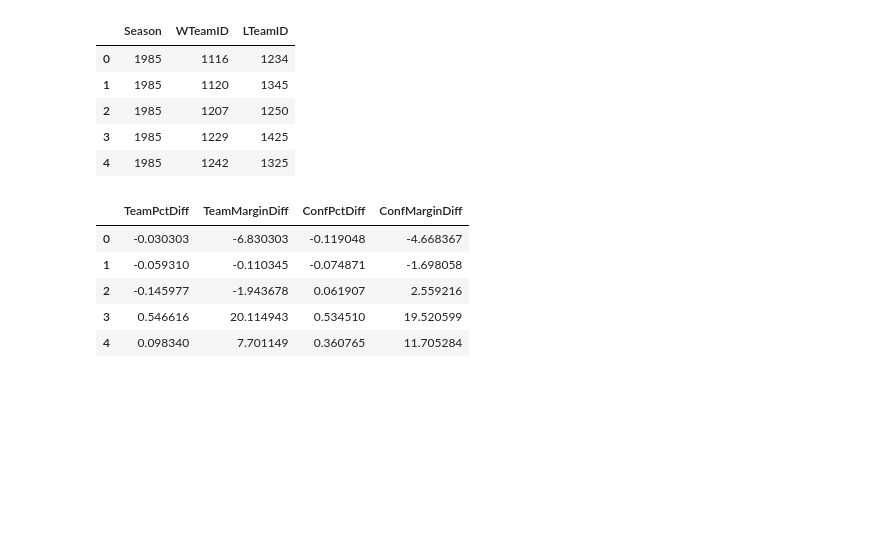
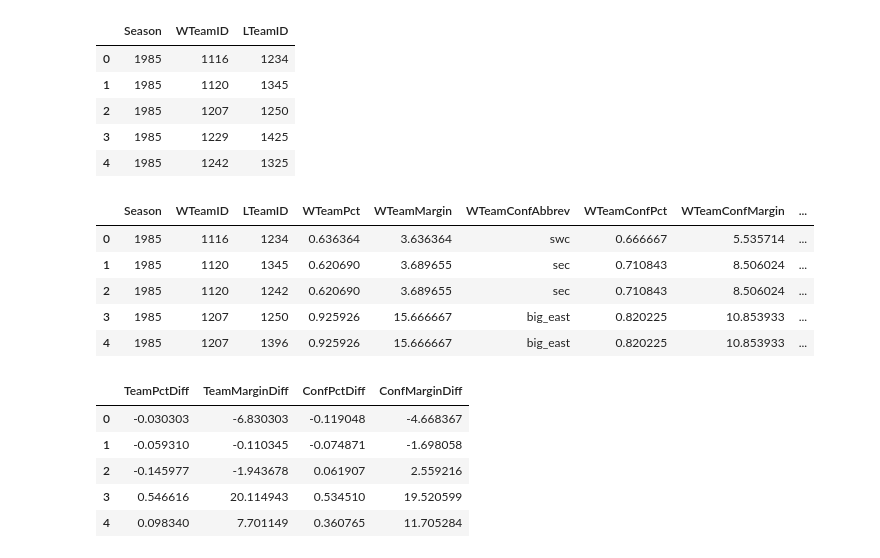
Before and after one commit to yuanjunyi/ncaa, a Jupyter notebook: ncaa.ipynb, the cells around one changed output. Drawn from its saved outputs; the diff is of its cells as text; code cells hidden in the pictures; blank space fills up the shorter version.

```diff
--- a/ncaa.ipynb
+++ b/ncaa.ipynb
@@ -452,8 +454,8 @@ df_ncaa_tourney.head()
 | 3 | 1985 | 136 | 1229 | 58 | 1425 | 55 | N | 0 |
 | 4 | 1985 | 136 | 1242 | 49 | 1325 | 38 | N | 0 |
 # %%
-df = df_ncaa_tourney[['Season', 'WTeamID', 'LTeamID']]
-df.head()
+df_season_1985_to_2013 = df_ncaa_tourney[df_ncaa_tourney.Season < 2014][['Season', 'WTeamID', 'LTeamID']]
+df_season_1985_to_2013.head()
 # %% [output]
 |  | Season | WTeamID | LTeamID |
 | 0 | 1985 | 1116 | 1234 |
@@ -462,7 +464,15 @@ df.head()
 | 3 | 1985 | 1229 | 1425 |
 | 4 | 1985 | 1242 | 1325 |
 # %%
-df_complete = df.merge(df_regular_results_wteam_complete, on=['Season', 'WTeamID'], how='inner').\
+df = df_season_1985_to_2013.merge(df_regular_results_wteam_complete, on=['Season', 'WTeamID'], how='inner').\
     merge(df_regular_results_lteam_complete, on=['Season', 'LTeamID'], how='inner')
+df.head()
+# %% [output]
+|  | Season | WTeamID | LTeamID | WTeamPct | WTeamMargin | WTeamConfAbbrev | WTeamConfPct | WTeamConfMargin | ... |
+| 0 | 1985 | 1116 | 1234 | 0.636364 | 3.636364 | swc | 0.666667 | 5.535714 | ... |
+| 1 | 1985 | 1120 | 1345 | 0.620690 | 3.689655 | sec | 0.710843 | 8.506024 | ... |
+| 2 | 1985 | 1120 | 1242 | 0.620690 | 3.689655 | sec | 0.710843 | 8.506024 | ... |
+| 3 | 1985 | 1207 | 1250 | 0.925926 | 15.666667 | big_east | 0.820225 | 10.853933 | ... |
+| 4 | 1985 | 1207 | 1396 | 0.925926 | 15.666667 | big_east | 0.820225 | 10.853933 | ... |
 # %%
 df_features = pd.DataFrame()
```
Also changed, not shown: parts of 34 cells of this notebook.
